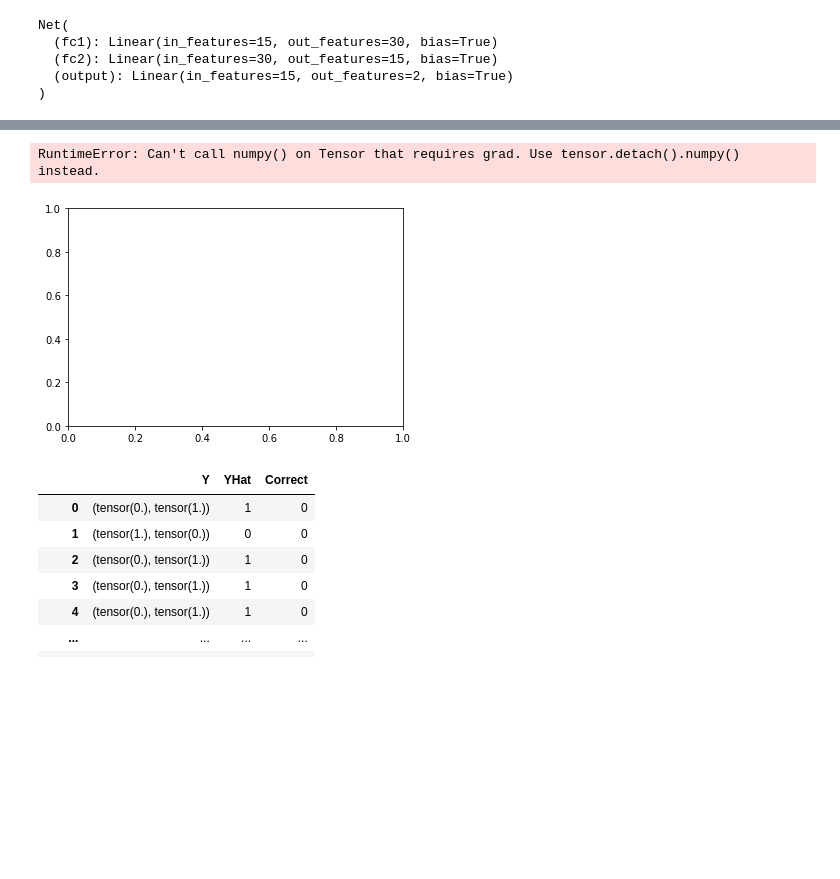
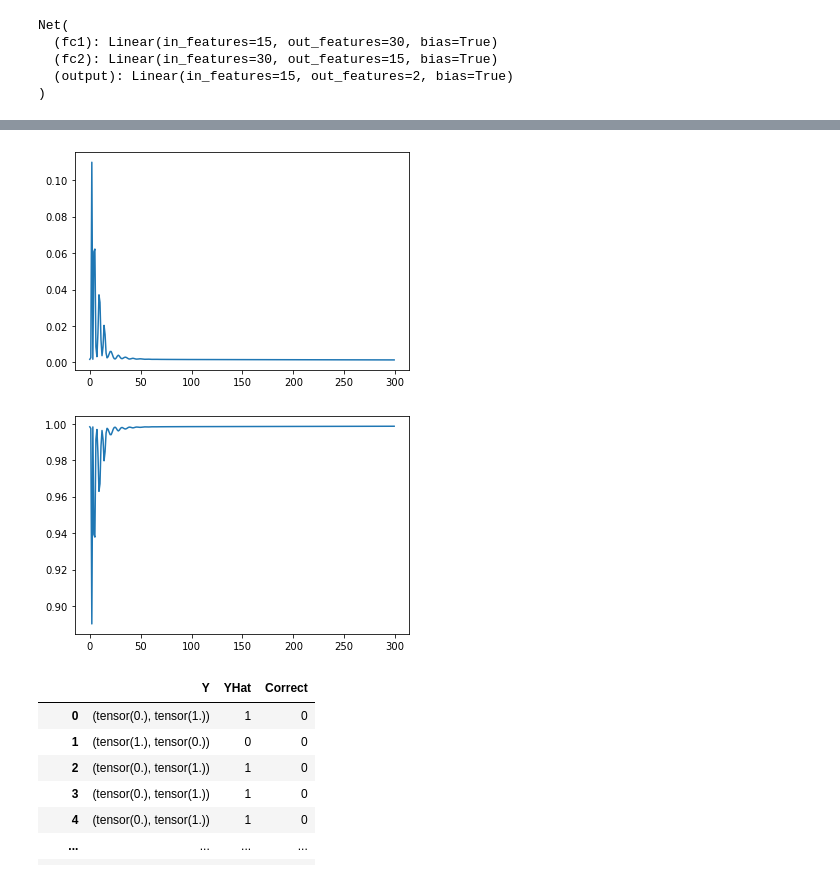
Before and after one commit to rodrigodihe/apuntes-uni, a Jupyter notebook: 4 curso/CB/sesion4/02_clasification_Torch_iris_model.ipynb, the cells around one changed output, grey strips where cells are left out. Saved outputs shown, nothing was run; the diff lists cells and outputs as text; code cells hidden in the pictures; blank space fills up the shorter version.

```diff
--- a/4 curso/CB/sesion4/02_clasification_Torch_iris_model.ipynb
+++ b/4 curso/CB/sesion4/02_clasification_Torch_iris_model.ipynb
@@ -93,12 +94,14 @@ optimizer = torch.optim.Adam(net.parameters(), lr=0.01)
 
 epochs = 300
 loss_arr = []
+acu_arr= []
 for i in range(epochs):
     y_hat = net.forward(X_train)
     loss = criterion(y_hat, Y_train)
-    loss_arr.append(loss)
+    loss_arr.append(loss.detach().numpy())
+    acu_arr.append((loss.detach().numpy())
     if i % 10 == 0:
-        print(f'Epoch: {i} Loss: {loss}')
+        print(f'Epoch: {i} Loss: {loss} Accuracy: {}')
     optimizer.zero_grad()
     loss.backward()
     optimizer.step()
@@ -123,12 +126,16 @@ Epoch: 290 Loss: 0.003544845152646303
 # %%
+
 import matplotlib.pyplot as plt
 %matplotlib inline
 plt.figure()
 plt.plot(loss_arr, label='Loss')
 plt.show()
+plt.figure()
+plt.plot(acu_arr, label='accuracy')
+plt.show()
 # %% [output]
-RuntimeError: Can't call numpy() on Tensor that requires grad. Use tensor.detach().numpy() instead.
-[figure, old version]
+[figure, new version]
+[figure, added]
 # %%
 preds = []
 with torch.no_grad():
```
Also changed, not shown: parts of 2 cells of this notebook, 11 other files.
